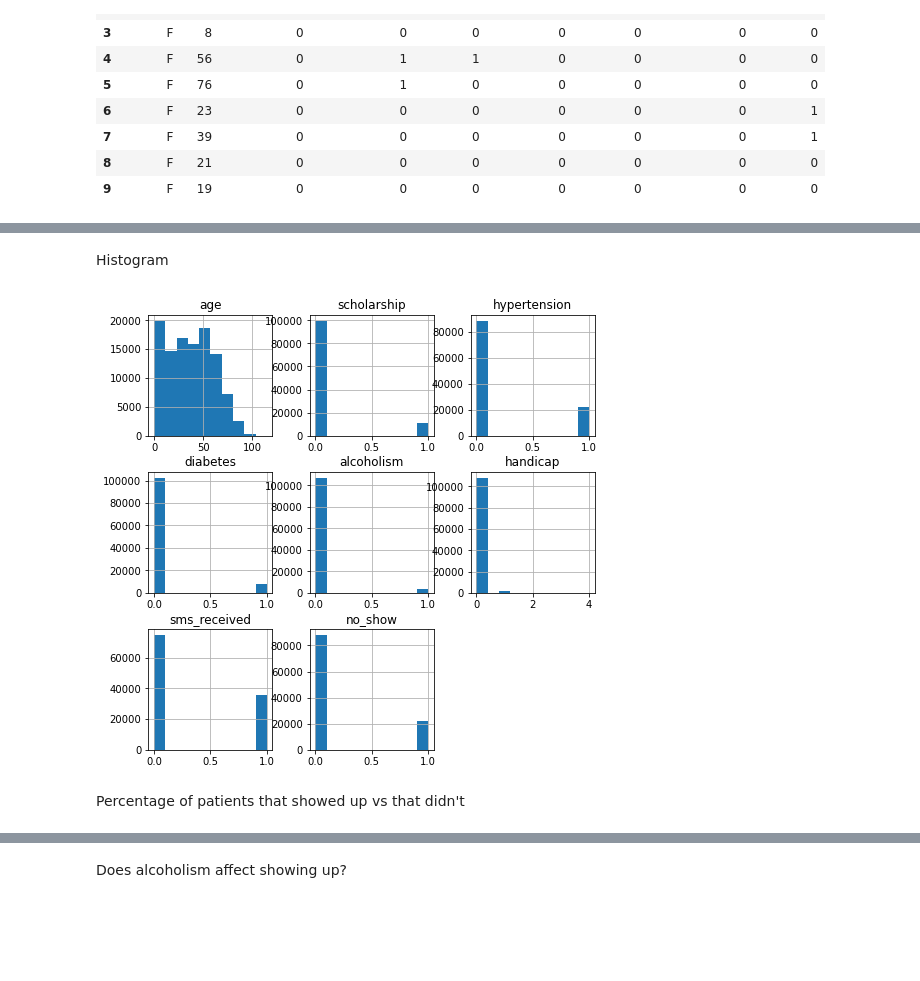
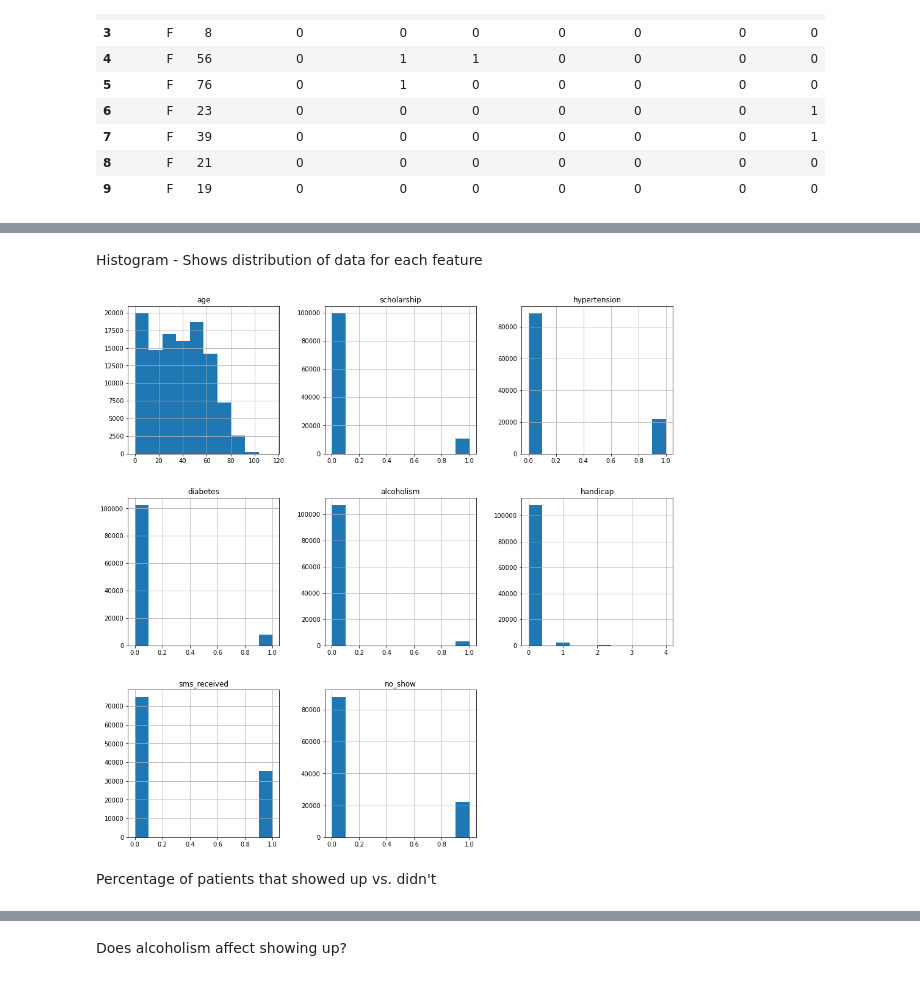
Before and after one commit to ijaz-hussain/ACIT-4880-Project-2, a Jupyter notebook: exporatory_data_analysis.ipynb, the cells around one changed output, grey strips where cells are left out. Saved outputs shown, nothing was run; the diff lists cells and outputs as text; code cells hidden in the pictures; blank space fills up the shorter version.

```diff
--- a/exporatory_data_analysis.ipynb
+++ b/exporatory_data_analysis.ipynb
@@ -33,13 +33,12 @@ df.describe()
 | 75% | 55.000000 | 0.000000 | 0.000000 | 0.000000 | 0.000000 | 0.000000 | 1.000000 | 0.000000 |
 | max | 115.000000 | 1.000000 | 1.000000 | 1.000000 | 1.000000 | 4.000000 | 1.000000 | 1.000000 |
 # %% [markdown]
-Histogram
+Histogram - Shows distribution of data for each feature
 # %%
-df_cleaned=pd.read_csv('no_shows_cleaned.csv')
-df_cleaned.hist(figsize=(8,8));
+df.hist(figsize=(16,16));
 # %% [output]
-[figure, old version]
+[figure, new version]
 # %% [markdown]
-Percentage of patients that showed up vs that didn't
+Percentage of patients that showed up vs. didn't
 # %%
 label_Names = ["Show", "No Show"]
```
Also changed, not shown: parts of 7 cells of this notebook.
